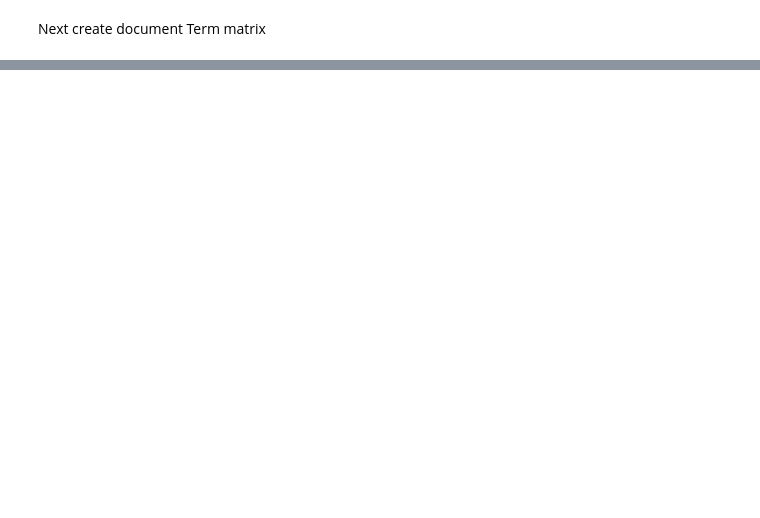
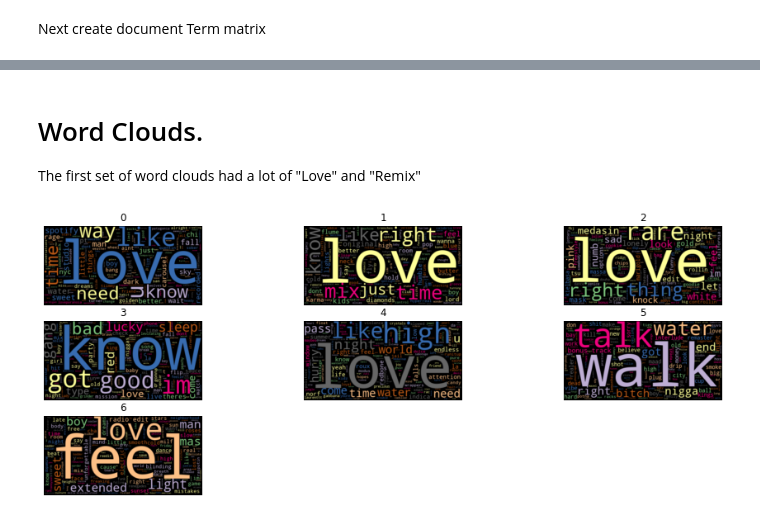
Before and after one commit to John3Baskerville/SpotifyClustering, a Jupyter notebook: Juypter Notebooks/NLP Topic Generation Spotify Songs.ipynb, the cells around one changed output, grey strips where cells are left out. Saved outputs shown, nothing was run; the diff lists cells and outputs as text; code cells hidden in the pictures; blank space fills up the shorter version.

Commit message:
created word clouds for the clusters using the song titles

```diff
--- a/Juypter Notebooks/NLP Topic Generation Spotify Songs.ipynb
+++ b/Juypter Notebooks/NLP Topic Generation Spotify Songs.ipynb
@@ -76,0 +125,12 @@ data_dtm
+# %%
+from collections import Counter
+
+words = []
+for pl in data_dtm.columns:
+    top = [word for (word,count) in top_words_dict[pl]]
+    for t in top:
+        words.append(t)
+
+#find common words
+words
+Counter(words).most_common()
@@ -76,0 +155,4 @@ data_dtm
+# %%
+#find common words between the 7 playlists
+add_stop_words = [word for word, count in Counter(words).most_common() if count > 5]
+add_stop_words
@@ -76,0 +161,11 @@ data_dtm
+# %%
+from sklearn.feature_extraction import text
+
+#add 'remix' to the stop word list
+stop_words = text.ENGLISH_STOP_WORDS.union(add_stop_words)
+
+#reclean data with new stop word(s) removed
+cv = CountVectorizer(stop_words=stop_words)
+data_cv = cv.fit_transform(data_clean.songNamesString)
+data_dtm = pd.DataFrame(data_cv.toarray(),columns=cv.get_feature_names())
+data_dtm.index = data_clean.index
@@ -76,0 +199,4 @@ data_dtm
+# %%
+from wordcloud import WordCloud
+
+wc =WordCloud(stopwords=stop_words,background_color='black',colormap='Accent', max_font_size=150,random_state=1)
@@ -76,0 +214,18 @@ data_dtm
+# %% [markdown]
+# Word Clouds.
+The first set of word clouds had a lot of "Love" and "Remix"
+# %%
+import matplotlib.pyplot as plt
+plt.rcParams['figure.figsize']=[16,6]
+
+for index,cluster in enumerate(songStringDF.transpose().columns):
+    wc.generate(data_clean.songNamesString[cluster])
+
+    plt.subplot(3,3,index+1)
+    plt.imshow(wc,interpolation='bilinear')
+    plt.axis('off')
+    plt.title(cluster)
+
+plt.show()
+# %% [output]
+[figure, added]
```
Also changed, not shown: parts of 14 cells of this notebook.
